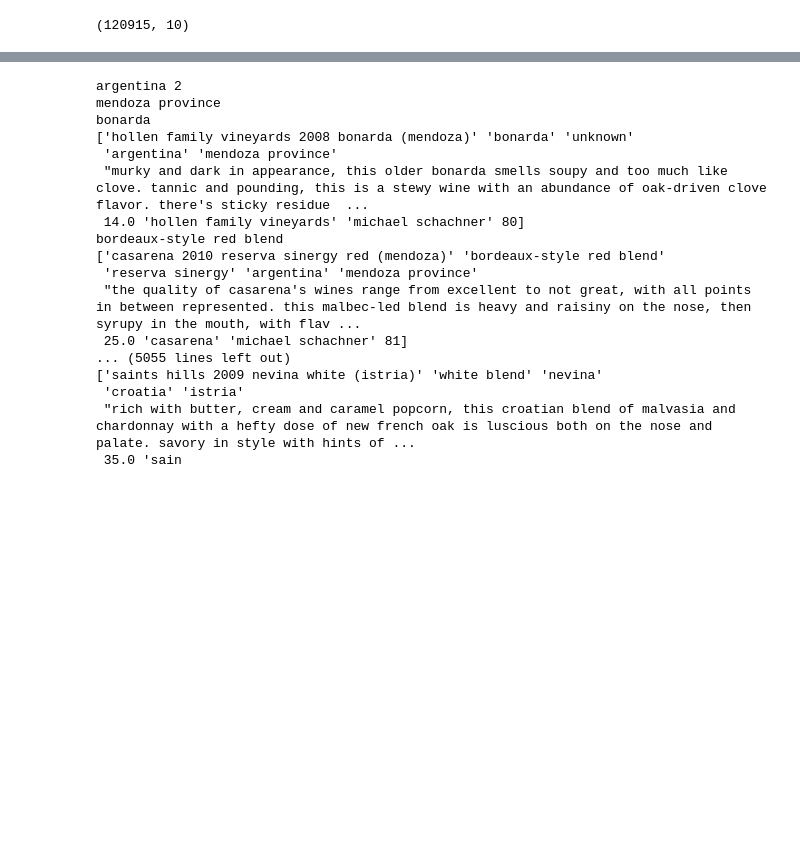
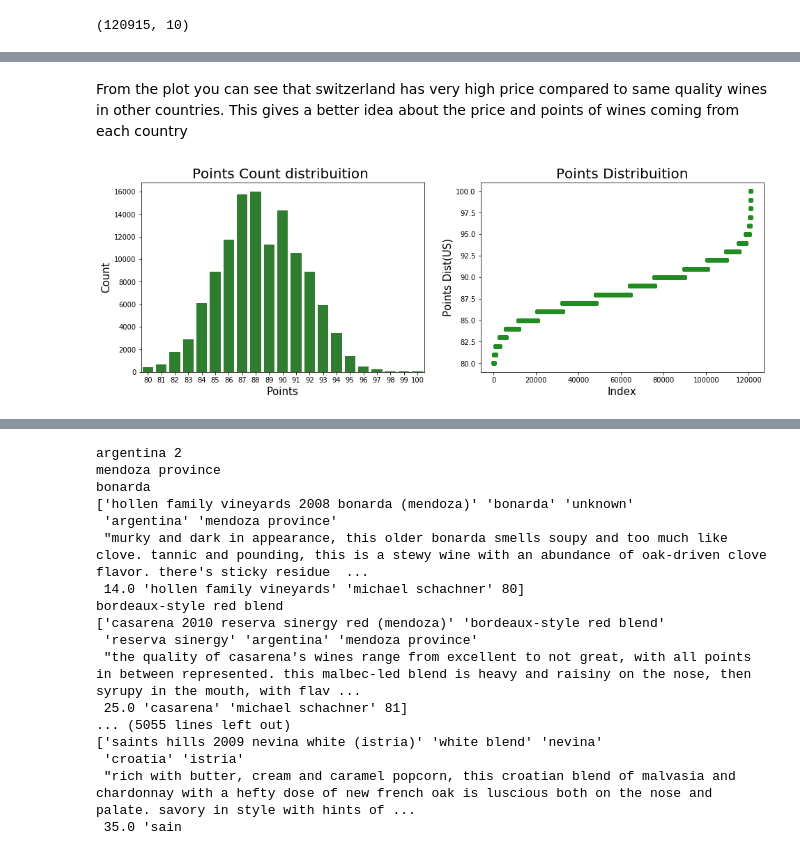
Before and after one commit to arnabdeypolimi/Wine, a Jupyter notebook: question2.ipynb, the cells around one changed output, grey strips where cells are left out. Saved outputs shown, nothing was run; the diff lists cells and outputs as text; code cells hidden in the pictures; blank space fills up the shorter version.

```diff
--- a/question2.ipynb
+++ b/question2.ipynb
@@ -57,0 +38,21 @@ portugal
+# %% [markdown]
+From the plot you can see that switzerland has very high price compared to same quality wines in other countries. This gives a better idea about the price and points of wines coming from each country
+# %%
+# define the size of figures that I will build
+plt.figure(figsize=(16,5))
+
+plt.subplot(1,2,1) # this will create a grid of 1 row and 2 columns; this is the first graphic
+g = sns.countplot(x='points', data=df, color='forestgreen') # seting the seaborn countplot to known the points distribuition
+g.set_title("Points Count distribuition ", fontsize=20) # seting title and size of font
+g.set_xlabel("Points", fontsize=15) # seting xlabel and size of font
+g.set_ylabel("Count", fontsize=15) # seting ylabel and size of font
+
+plt.subplot(1,2,2)  # this will set the second graphic of our grid
+plt.scatter(range(df.shape[0]), np.sort(df.points.values), color='forestgreen') # creating a cumulative distribution
+plt.xlabel('Index', fontsize=15)  # seting xlabel and size of font
+plt.ylabel('Points Dist(US)', fontsize=15)  # seting ylabel and size of font
+plt.title("Points Distribuition", fontsize=20) # seting title and size of font
+
+plt.show()
+# %% [output]
+[figure, added]
```
Also changed, not shown: parts of 30 cells of this notebook, 1 other file.
